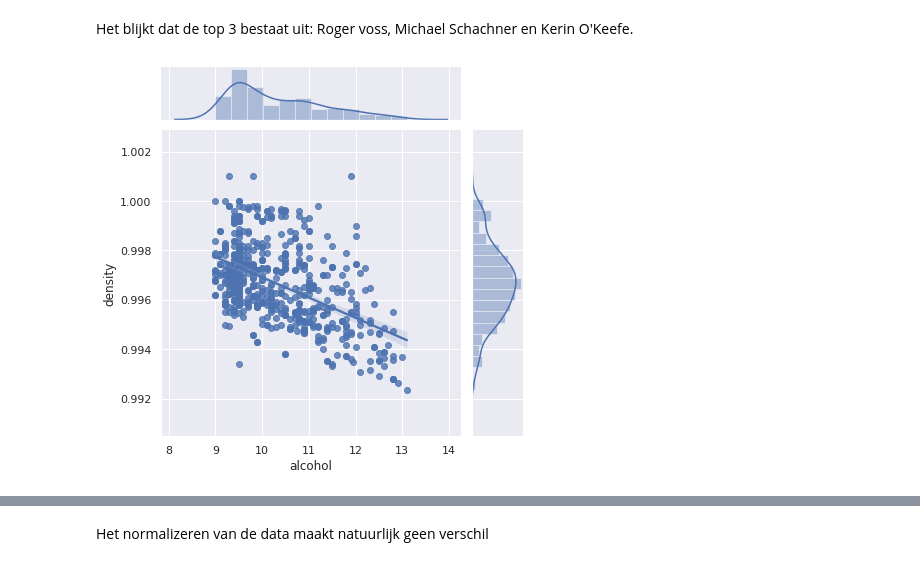
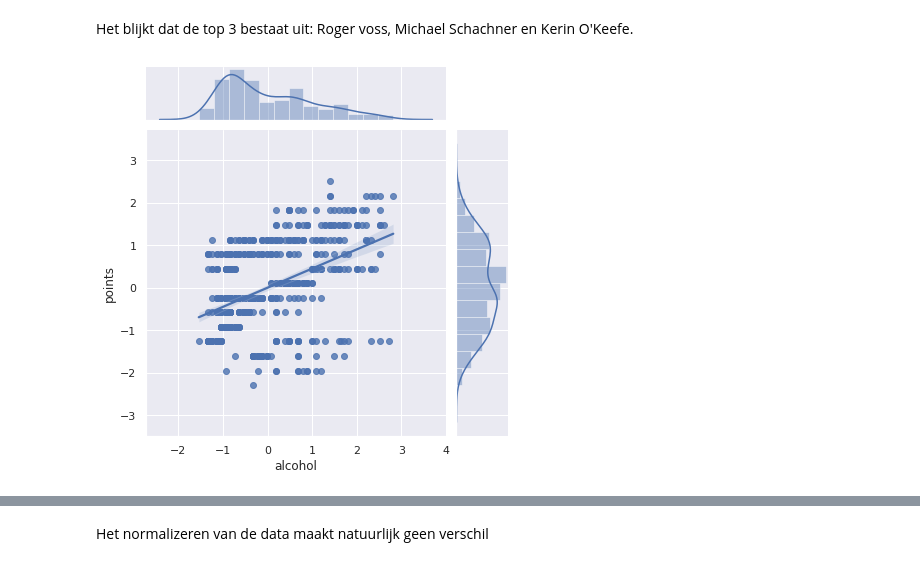
Before and after one commit to TijsS/jupyterNotebook, a Jupyter notebook: Copy_of_WijnOnderzoek.ipynb, the cells around one changed output, grey strips where cells are left out. Drawn from its saved outputs; the diff is of its cells as text; code cells hidden in the pictures.

```diff
--- a/Copy_of_WijnOnderzoek.ipynb
+++ b/Copy_of_WijnOnderzoek.ipynb
@@ -171,28 +171,31 @@ Name: taster_name, dtype: int64
 # %% [markdown]
 Het blijkt dat de top 3 bestaat uit: Roger voss, Michael Schachner en Kerin O'Keefe.
 # %%
-dfRoger = dfD2[['density', 'alcohol']].loc[df['taster_name'] == 'Roger Voss']
+dfRoger = dfD2[['points', 'alcohol']].loc[df['taster_name'] == 'Roger Voss']
 dfMichael = dfD2[['pH', 'points']].loc[df['taster_name'] == 'Michael Schachner']
 dfKerin = dfD2[['pH', 'points']].loc[df['taster_name'] == 'Kerin O’Keefe']
 # %%
 #scatterplot van de gegevens van Roger
 #alcohol + total sulfur dioxide?
 #pH + alcohol??
 #pH + citric acid?
 Q1 = dfRoger['alcohol'].quantile(0.25)
 Q3 = dfRoger['alcohol'].quantile(0.75)
 IQR = Q3 - Q1
 
 filter = (dfRoger['alcohol'] >= Q1 - 1.5 * IQR) & (dfRoger['alcohol'] <= Q3 + 1.5 *IQR)
 dfRoger = dfRoger.loc[filter]
 
-Q1 = dfRoger['density'].quantile(0.25)
-Q3 = dfRoger['density'].quantile(0.75)
+Q1 = dfRoger['points'].quantile(0.25)
+Q3 = dfRoger['points'].quantile(0.75)
 IQR = Q3 - Q1
 
-filter = (dfRoger['density'] >= Q1 - 1.5 * IQR) & (dfRoger['density'] <= Q3 + 1.5 *IQR)
+filter = (dfRoger['points'] >= Q1 - 1.5 * IQR) & (dfRoger['points'] <= Q3 + 1.5 *IQR)
 dfRoger = dfRoger.loc[filter]
 
-ax = sns.jointplot('alcohol', 'density', data=dfRoger,kind="reg")
+#normaliseer waardes van Roger
+dfRoger=(dfRoger-dfRoger.mean())/dfRoger.std()
+
+ax = sns.jointplot('alcohol', 'points', data=dfRoger,kind="reg")
 # %% [output]
-[figure, old version]
+[figure, new version]
```
Also changed, not shown: parts of 15 cells of this notebook.
